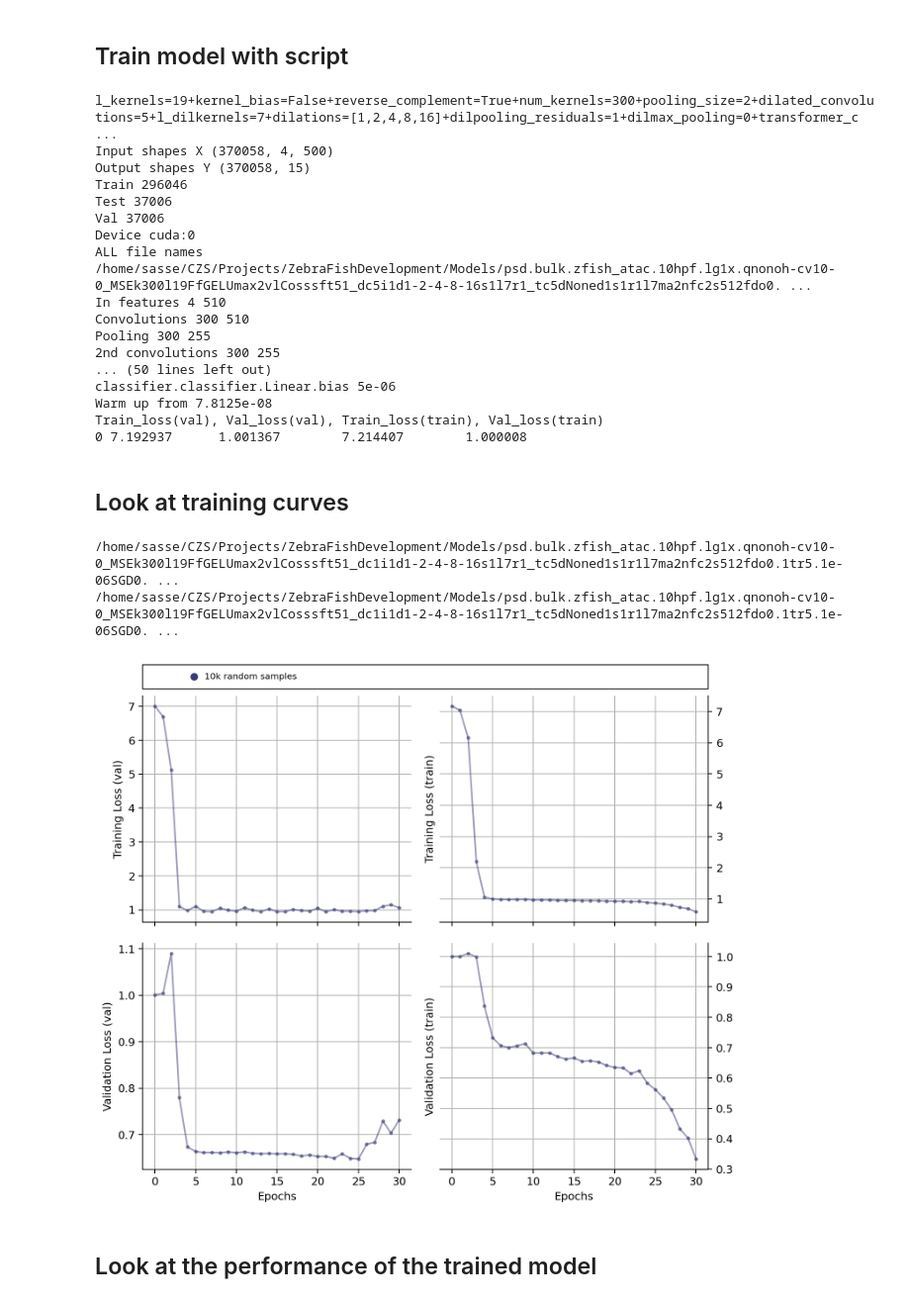
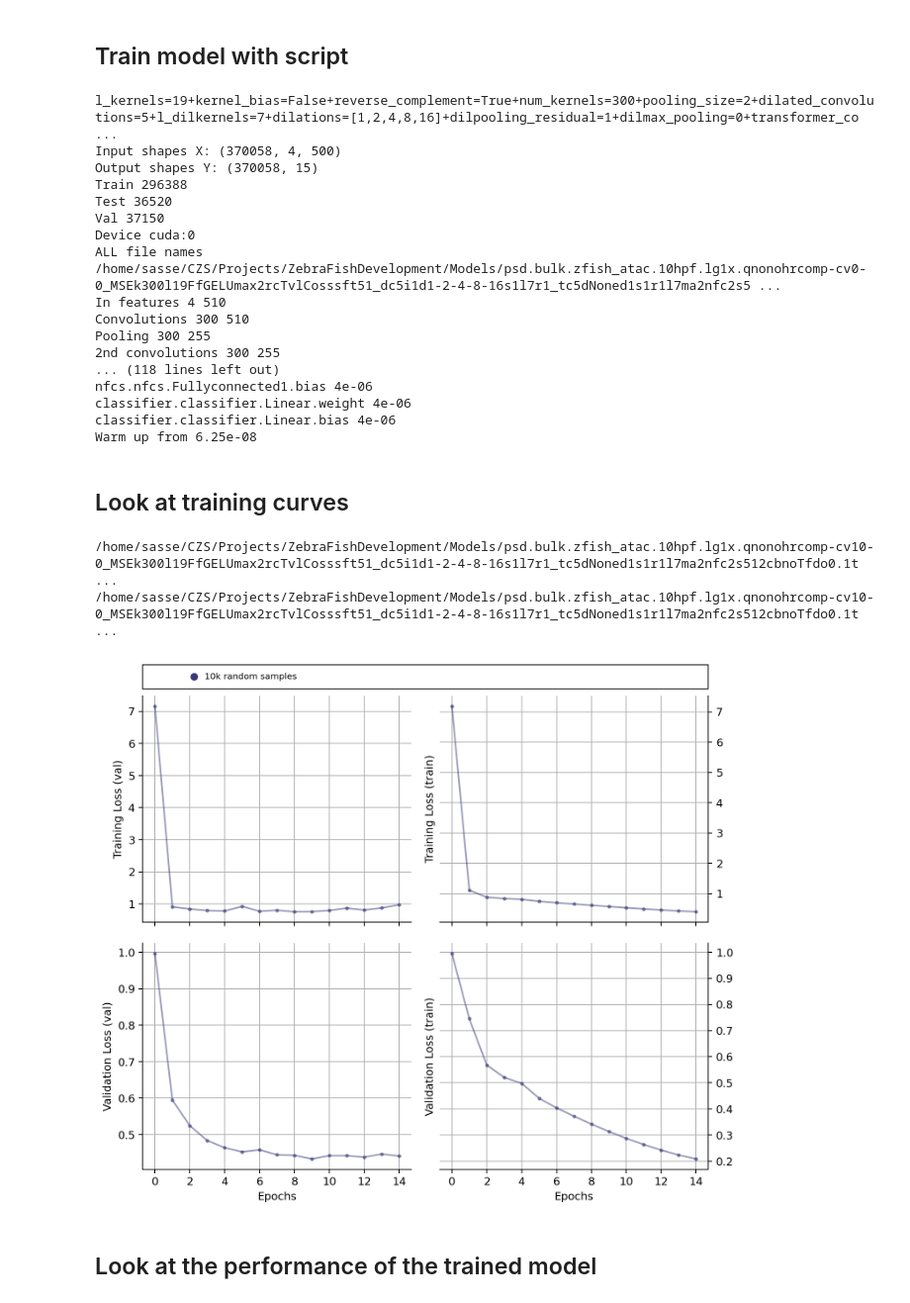
Before and after one commit to sasselab/DRG, a Jupyter notebook: examples/DRGpipeline.ipynb, the cells around one changed output. Shown at 99% size. Cells and saved outputs as stored; diff of their text form; code cells hidden in the pictures.

```diff
--- a/examples/DRGpipeline.ipynb
+++ b/examples/DRGpipeline.ipynb
@@ -283,8 +268,8 @@ PATH = os.path.expanduser('~/CZS/Projects/ZebraFishDevelopment/psd.bulk.zfish_at
 bed_file = f'{os.path.splitext(PATH)[0]}.bed'
 
 inseq=os.path.splitext(bed_file)[0]+'.oh.npz' # one hot encoded sequences
-target=os.path.splitext(bed_file)[0]+'.qn.csv' # Data matrix with data points in rows, and tracks in columns
-crossval_file=os.path.splitext(bed_file)[0]+'_tset10.txt' # Can either be number of folds, or a file with # Set N \n, followed by a line with all data point names that are in this set separated by a space.
+target=os.path.splitext(PATH)[0]+'.qn.csv' # Data matrix with data points in rows, and tracks in columns
+crossval_file=os.path.splitext(PATH)[0]+'_tset10.txt' # Can either be number of folds, or a file with # Set N \n, followed by a line with all data point names that are in this set separated by a space.
 fold=0 # fold to use for testing, 0 for all
 # Set the parameters for the model
 seq_len=500 # length of the sequences
@@ -314,7 +299,7 @@ training_parameters = {
 'patience' : 5, # patience for early stopping
 'finetuning' : False, # Fine tuning with reduced lr
 'keepmodel' : True, # Keep model parameters after training and computation of performance etc.
-'lr' : 0.000005, # learning rate
+'lr' : 0.000004, # learning rate
 'device' : "cuda:0", # device to use for training
 'batchsize' : 128, # batch size
 'validation_loss': 'Correlationclass',
@@ -337,7 +322,7 @@ print(VARS)
 
 script_path = os.path.expanduser('~/Git/DRG/scripts/train_models/run_cnn_model.py')
 output_path = os.path.expanduser('~/CZS/Projects/ZebraFishDevelopment/Models/')
-process = subprocess.Popen(["python", script_path, inseq, target, '--delimter', ',', '--reverse_complement', "--cross_validation", crossval_file, str(fold), "10", "--cnn", VARS, "--save_correlation_perpoint", "--save_correlation_perclass", '--outdir', output_path])
+process = subprocess.Popen(["python", script_path, inseq, target, '--delimter', ',', '--reverse_complement', "--crossvalidation", crossval_file, str(fold), '0', "--cnn", VARS, "--save_correlation_perpoint", "--save_correlation_perclass", '--outdir', output_path])
 
 #if process.poll() is None:
     #print("Process is still running")
@@ -346,22 +331,22 @@ process = subprocess.Popen(["python", script_path, inseq, target, '--delimter',
 # Terminate the subprocess
 #process.terminate()  # Gracefully terminate the process
 # %% [output]
-l_kernels=19+kernel_bias=False+reverse_complement=True+num_kernels=300+pooling_size=2+dilated_convolutions=5+l_dilkernels=7+dilations=[1,2,4,8,16]+dilpooling_residuals=1+dilmax_pooling=0+transformer_c ...
-Input shapes X (370058, 4, 500)
-Output shapes Y (370058, 15)
-Train 296046
-Test 37006
-Val 37006
+l_kernels=19+kernel_bias=False+reverse_complement=True+num_kernels=300+pooling_size=2+dilated_convolutions=5+l_dilkernels=7+dilations=[1,2,4,8,16]+dilpooling_residual=1+dilmax_pooling=0+transformer_co ...
+Input shapes X: (370058, 4, 500)
+Output shapes Y: (370058, 15)
+Train 296388
+Test 36520
+Val 37150
 Device cuda:0
-ALL file names /home/sasse/CZS/Projects/ZebraFishDevelopment/Models/psd.bulk.zfish_atac.10hpf.lg1x.qnonoh-cv10-0_MSEk300l19FfGELUmax2vlCosssft51_dc5i1d1-2-4-8-16s1l7r1_tc5dNoned1s1r1l7ma2nfc2s512fdo0. ...
+ALL file names /home/sasse/CZS/Projects/ZebraFishDevelopment/Models/psd.bulk.zfish_atac.10hpf.lg1x.qnonohrcomp-cv0-0_MSEk300l19FfGELUmax2rcTvlCosssft51_dc5i1d1-2-4-8-16s1l7r1_tc5dNoned1s1r1l7ma2nfc2s5 ...
 In features 4 510
 Convolutions 300 510
 Pooling 300 255
 2nd convolutions 300 255
-... (50 lines left out)
-classifier.classifier.Linear.bias 5e-06
-Warm up from 7.8125e-08
-Train_loss(val), Val_loss(val), Train_loss(train), Val_loss(train)
-0 7.192937      1.001367        7.214407        1.000008
+... (118 lines left out)
+nfcs.nfcs.Fullyconnected1.bias 4e-06
+classifier.classifier.Linear.weight 4e-06
+classifier.classifier.Linear.bias 4e-06
+Warm up from 6.25e-08
 # %% [markdown]
 ## Look at training curves
@@ -368,16 +355,16 @@ Train_loss(val), Val_loss(val), Train_loss(train), Val_loss(train)
 # %%
 from drg_tools.plotlib import plot_losses
 import os
 output_path = os.path.expanduser('~/CZS/Projects/ZebraFishDevelopment/Models/')
-model_stem = 'psd.bulk.zfish_atac.10hpf.lg1x.qnonoh-cv10-0_MSEk300l19FfGELUmax2vlCosssft51_dc1i1d1-2-4-8-16s1l7r1_tc5dNoned1s1r1l7ma2nfc2s512fdo0.1tr5.1e-06SGD0.9bs128-F'
-losslog = os.path.join(output_path, model_stem, '_loss.txt')
+model_stem = 'psd.bulk.zfish_atac.10hpf.lg1x.qnonohrcomp-cv10-0_MSEk300l19FfGELUmax2rcTvlCosssft51_dc5i1d1-2-4-8-16s1l7r1_tc5dNoned1s1r1l7ma2nfc2s512cbnoTfdo0.1tr5e-06SGD0.9bs128-F'
+losslog = os.path.join(output_path, model_stem) + '_loss.txt'
 print(losslog)
 # Plot the losses
 plot_losses(losslog, '10k random samples', percentages=False, combine_sets=False, logx=False, adjust_axis=False, savefig=None)
 # %% [output]
-/home/sasse/CZS/Projects/ZebraFishDevelopment/Models/psd.bulk.zfish_atac.10hpf.lg1x.qnonoh-cv10-0_MSEk300l19FfGELUmax2vlCosssft51_dc1i1d1-2-4-8-16s1l7r1_tc5dNoned1s1r1l7ma2nfc2s512fdo0.1tr5.1e-06SGD0. ...
-/home/sasse/CZS/Projects/ZebraFishDevelopment/Models/psd.bulk.zfish_atac.10hpf.lg1x.qnonoh-cv10-0_MSEk300l19FfGELUmax2vlCosssft51_dc1i1d1-2-4-8-16s1l7r1_tc5dNoned1s1r1l7ma2nfc2s512fdo0.1tr5.1e-06SGD0. ...
+/home/sasse/CZS/Projects/ZebraFishDevelopment/Models/psd.bulk.zfish_atac.10hpf.lg1x.qnonohrcomp-cv10-0_MSEk300l19FfGELUmax2rcTvlCosssft51_dc5i1d1-2-4-8-16s1l7r1_tc5dNoned1s1r1l7ma2nfc2s512cbnoTfdo0.1t ...
+/home/sasse/CZS/Projects/ZebraFishDevelopment/Models/psd.bulk.zfish_atac.10hpf.lg1x.qnonohrcomp-cv10-0_MSEk300l19FfGELUmax2rcTvlCosssft51_dc5i1d1-2-4-8-16s1l7r1_tc5dNoned1s1r1l7ma2nfc2s512cbnoTfdo0.1t ...
-[figure, old version]
+[figure, new version]
 # %% [markdown]
 ## Look at the performance of the trained model
 # %%
```
Also changed, not shown: parts of 14 cells of this notebook, 3 other files.
